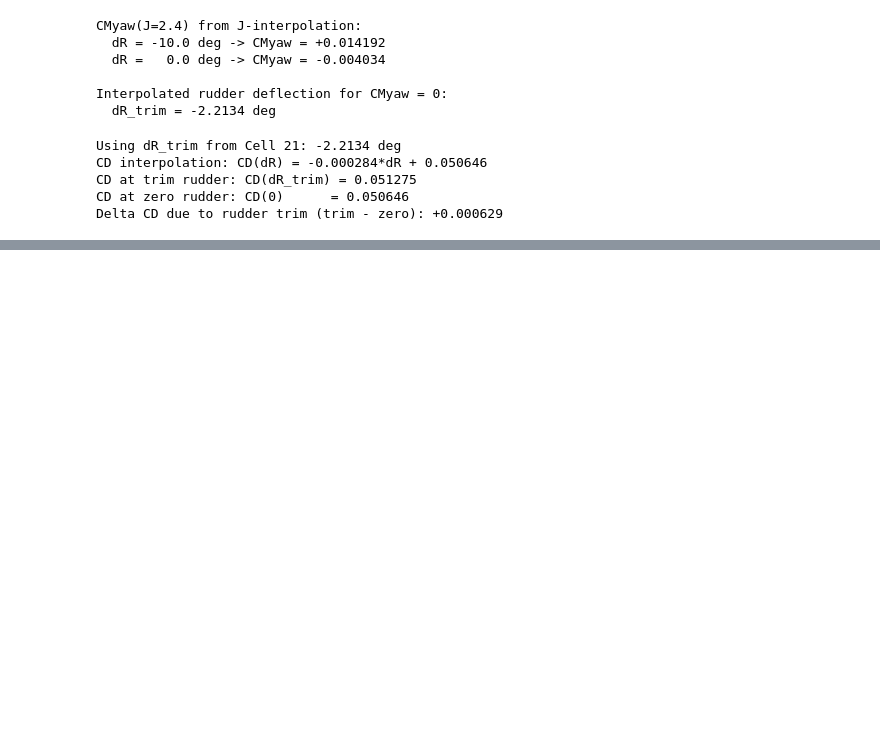
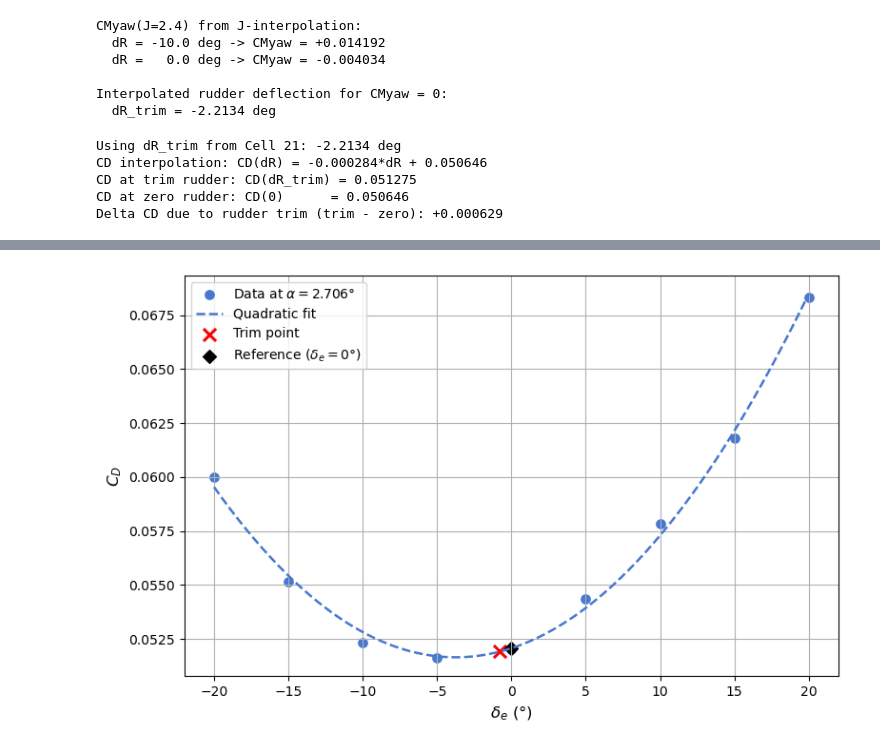
Before and after one commit to DCdeJong2002/Group_15_Redo_BAL, a Jupyter notebook: data_plotter_updated.ipynb, the cells around one changed output, grey strips where cells are left out. Saved outputs shown, nothing was run; the diff lists cells and outputs as text; code cells hidden in the pictures; blank space fills up the shorter version.

```diff
--- a/data_plotter_updated.ipynb
+++ b/data_plotter_updated.ipynb
@@ -2616,0 +3019,78 @@ Delta CD due to rudder trim (trim - zero): +0.000629
+# %%
+import numpy as np
+import matplotlib.pyplot as plt
+
+if "alpha_result" not in globals():
+    raise RuntimeError("alpha_result not defined. Run Cell E first.")
+if "delta_e_trim" not in globals() or not np.isfinite(delta_e_trim):
+    raise RuntimeError("delta_e_trim invalid. Run Cell F first.")
+if "cd_aero" not in globals():
+    raise RuntimeError("cd_aero not defined. Run Cell E first.")
+if "cd_from_alpha_funcs_de" not in globals() or len(cd_from_alpha_funcs_de) == 0:
+    raise RuntimeError("cd_from_alpha_funcs_de empty. Run Cell 13 first.")
+
+alpha_for_cd = float(alpha_result)
+de_trim      = float(delta_e_trim)
+de_ref       = 0.0
+
+# Prop-off CD(dE) at trim alpha — quadratic fit (same as Cell 20)
+de_vals = np.asarray(sorted(cd_from_alpha_funcs_de.keys()), dtype=float)
+cd_vals = np.asarray([float(cd_from_alpha_funcs_de[de](alpha_for_cd)) for de in de_vals])
+
+coeffs_cd_de  = np.polyfit(de_vals, cd_vals, 2)
+fit_cd_from_de = np.poly1d(coeffs_cd_de)
+cd_at_de_trim  = float(fit_cd_from_de(de_trim))
+cd_at_de0      = float(fit_cd_from_de(de_ref))
+delta_cd_elev  = cd_at_de_trim - cd_at_de0
+
+cd_hat  = fit_cd_from_de(de_vals)
+ss_res  = np.sum((cd_vals - cd_hat)**2)
+ss_tot  = np.sum((cd_vals - cd_vals.mean())**2)
+r2_cd_de = np.nan if np.isclose(ss_tot, 0) else 1 - ss_res/ss_tot
+
+a_cd, b_cd, c_cd = coeffs_cd_de
+print(f"Alpha used:     {alpha_for_cd:.4f}°")
+print(f"Quadratic fit:  CD(dE) = {a_cd:.8f}·dE² + {b_cd:.8f}·dE + {c_cd:.8f}  |  R²={r2_cd_de:.6f}")
+print(f"dE_trim:        {de_trim:+.4f}°")
+print(f"CD at dE_trim:  {cd_at_de_trim:.6f}")
+print(f"CD at dE=0:     {cd_at_de0:.6f}")
+print(f"ΔCD (elevator): {delta_cd_elev:+.6f}")
+
+# Plot (identical to Cell 20)
+x_fit = np.linspace(de_vals.min(), de_vals.max(), 300)
+fig, ax = plt.subplots(figsize=(8, 5))
+ax.scatter(de_vals, cd_vals, s=45, label=fr"Data at $\alpha={alpha_for_cd:.3f}°$")
+ax.plot(x_fit, fit_cd_from_de(x_fit), "--", lw=1.8, label="Quadratic fit")
+ax.scatter([de_trim], [cd_at_de_trim], marker="x", s=90, lw=2.2,
+           color="red",   label="Trim point")
+ax.scatter([de_ref],  [cd_at_de0],    marker="D", s=50,
+           color="black", label=r"Reference ($\delta_e=0°$)")
+ax.set_xlabel(r"$\delta_e$ (°)")
+ax.set_ylabel(r"$C_D$")
+if SHOW_TITLE:
+    ax.set_title(fr"Quadratic $\delta_e$–$C_D$ at $\alpha={alpha_for_cd:.3f}°$ (prop-off)")
+ax.grid(True)
+ax.legend()
+plt.tight_layout()
+plt.savefig(os.path.join(PLOT_DIR, "delta_e_vs_CD_quadratic_at_alpha_result_with_trim_point.png"), dpi=150)
+plt.show()
+print(f"Saved to {os.path.join(PLOT_DIR, 'delta_e_vs_CD_quadratic_at_alpha_result_with_trim_point.png')}")
+
+# Total trim CD and refined J*
+cd_total_trim = cd_aero + delta_cd_elev
+J_star_refined, CT_star_refined, conv = find_J_trim(cd_total_trim, TRIM_V)
+
+print(f"\n── Total trim CD and refined J* ──────────────────────────────────────")
+print(f"  CD_aero       (prop-on, J-blended)  = {cd_aero:.6f}")
+print(f"  ΔCD_elevator  (prop-off, dE={de_trim:+.2f}°) = {delta_cd_elev:+.6f}")
+print(f"  CD_total_trim                        = {cd_total_trim:.6f}")
+if conv:
+    print(f"  J* refined    (incl. elevator drag)  = {J_star_refined:.4f}")
+    print(f"  CT* refined                          = {CT_star_refined:.4f}")
+    print(f"  n* refined    = {TRIM_V/(J_star_refined*PROP_DIAM):.2f} rps"
+          f"  = {TRIM_V/(J_star_refined*PROP_DIAM)*60:.1f} rpm")
+    J_star = J_star_refined   # update J_star for downstream cells
+else:
+    print("  Warning: no CT intersection for CD_total — J_star not updated.")
+print(f"─────────────────────────────────────────────────────────────────────")
+# %% [output]
@@ -2616,0 +3103 @@ Delta CD due to rudder trim (trim - zero): +0.000629
+[figure, added]
```
Also changed, not shown: parts of 12 cells of this notebook, 11 other files.
